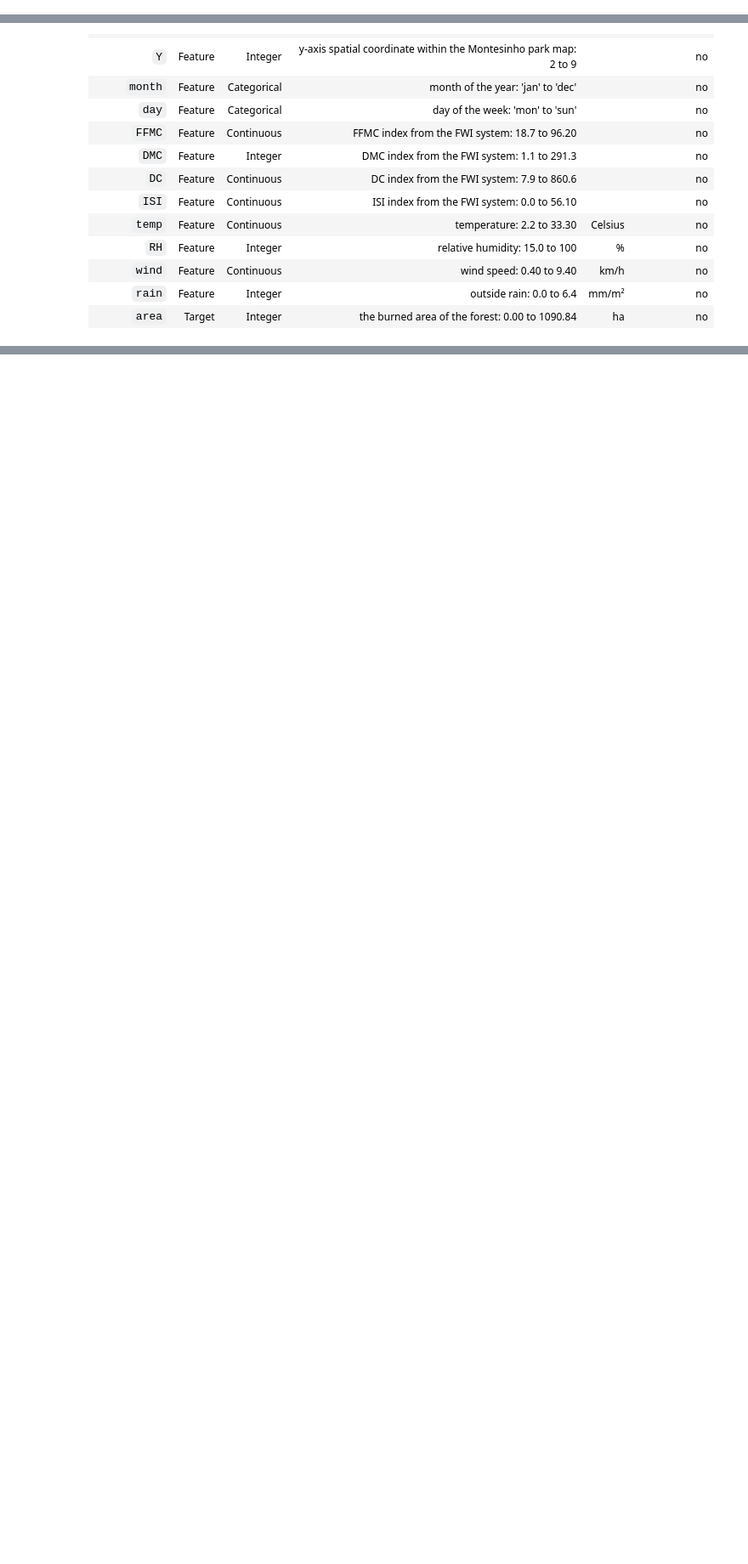
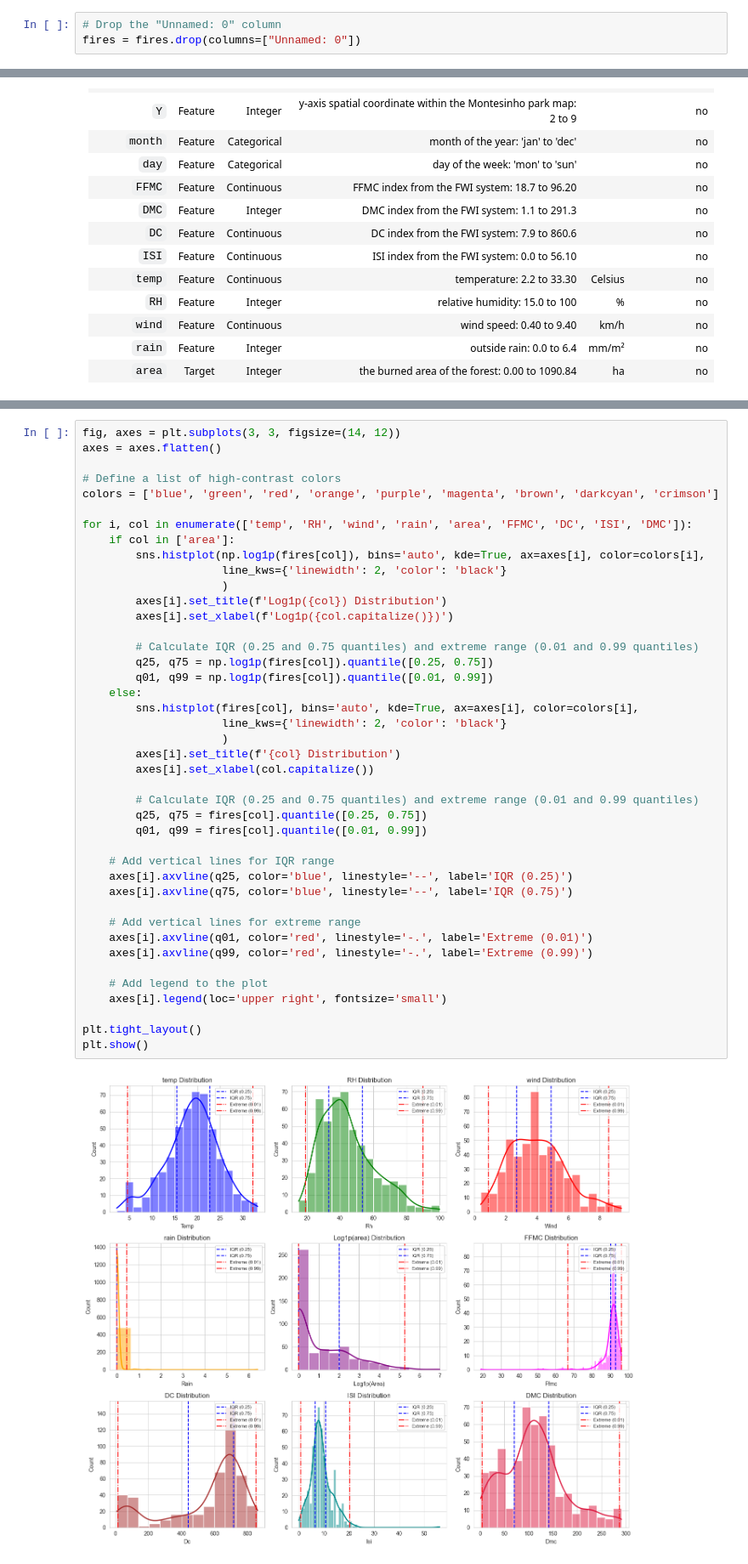
Before and after one commit to SJWallace/Dataquest, a Jupyter notebook: Guided Project - Optimising Model Prediction/main.ipynb, the cells around one changed output, grey strips where cells are left out. Shown at 85% size. Saved outputs shown, nothing was run; the diff lists cells and outputs as text; blank space fills up the shorter version.

```diff
--- a/Guided Project - Optimising Model Prediction/main.ipynb
+++ b/Guided Project - Optimising Model Prediction/main.ipynb
@@ -17,6 +20,9 @@ fires.head()
 fires.shape
 # %% [output]
 (517, 14)
+# %%
+# Drop the "Unnamed: 0" column
+fires = fires.drop(columns=["Unnamed: 0"])
 # %% [markdown]
 # Exploratory data analysis
 The dataset, is about meterological observations and forest fires in Portugal.
@@ -89,0 +70,44 @@ plt.show()
+# %%
+fig, axes = plt.subplots(3, 3, figsize=(14, 12))
+axes = axes.flatten()
+
+# Define a list of high-contrast colors
+colors = ['blue', 'green', 'red', 'orange', 'purple', 'magenta', 'brown', 'darkcyan', 'crimson']
+
+for i, col in enumerate(['temp', 'RH', 'wind', 'rain', 'area', 'FFMC', 'DC', 'ISI', 'DMC']):
+    if col in ['area']:
+        sns.histplot(np.log1p(fires[col]), bins='auto', kde=True, ax=axes[i], color=colors[i],
+                     line_kws={'linewidth': 2, 'color': 'black'}
+                     )
+        axes[i].set_title(f'Log1p({col}) Distribution')
+        axes[i].set_xlabel(f'Log1p({col.capitalize()})')
+
+        # Calculate IQR (0.25 and 0.75 quantiles) and extreme range (0.01 and 0.99 quantiles)
+        q25, q75 = np.log1p(fires[col]).quantile([0.25, 0.75])
+        q01, q99 = np.log1p(fires[col]).quantile([0.01, 0.99])
+    else:
+        sns.histplot(fires[col], bins='auto', kde=True, ax=axes[i], color=colors[i],
+                     line_kws={'linewidth': 2, 'color': 'black'}
+                     )
+        axes[i].set_title(f'{col} Distribution')
+        axes[i].set_xlabel(col.capitalize())
+
+        # Calculate IQR (0.25 and 0.75 quantiles) and extreme range (0.01 and 0.99 quantiles)
+        q25, q75 = fires[col].quantile([0.25, 0.75])
+        q01, q99 = fires[col].quantile([0.01, 0.99])
+
+    # Add vertical lines for IQR range
+    axes[i].axvline(q25, color='blue', linestyle='--', label='IQR (0.25)')
+    axes[i].axvline(q75, color='blue', linestyle='--', label='IQR (0.75)')
+
+    # Add vertical lines for extreme range
+    axes[i].axvline(q01, color='red', linestyle='-.', label='Extreme (0.01)')
+    axes[i].axvline(q99, color='red', linestyle='-.', label='Extreme (0.99)')
+
+    # Add legend to the plot
+    axes[i].legend(loc='upper right', fontsize='small')
+
+plt.tight_layout()
+plt.show()
+# %% [output]
+[figure, added]
```
Also changed, not shown: parts of 77 cells of this notebook, 1 other file.
